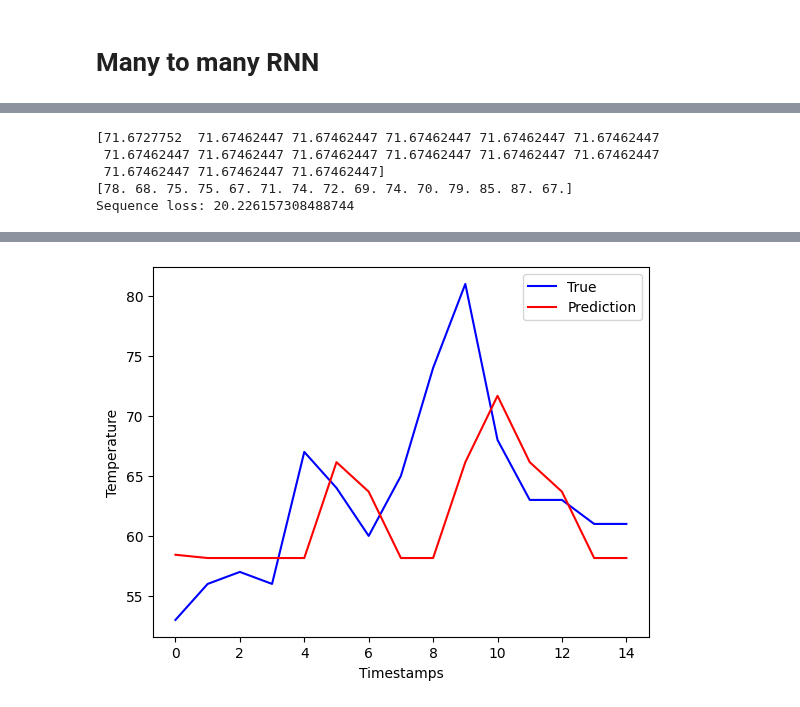
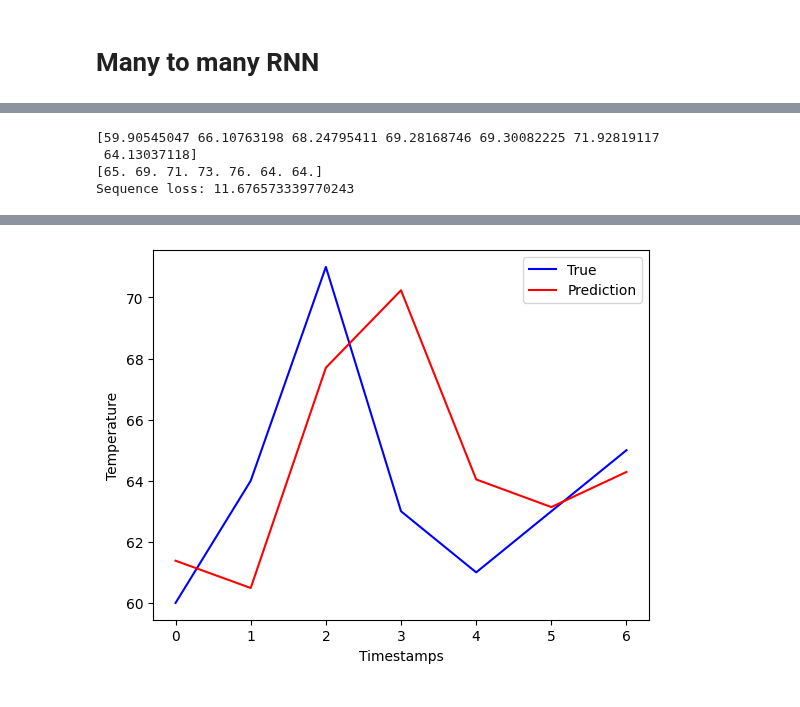
Before and after one commit to daredevil9215/DLFS, a Jupyter notebook: RecurrentNeuralNetwork.ipynb, the cells around one changed output, grey strips where cells are left out. Cells and saved outputs as stored; diff of their text form; code cells hidden in the pictures.

```diff
--- a/RecurrentNeuralNetwork.ipynb
+++ b/RecurrentNeuralNetwork.ipynb
@@ -585,7 +585,7 @@ Sample loss: 0.22988302487312262
 # %% [markdown]
 # Many to many RNN
 # %%
-seq_len = 15
+seq_len = 7
 
 X_train_seq, y_train_seq = convert_data_to_sequence(X_train, y_train.reshape(-1, 1), seq_len, predict_sequence=True)
 X_test_seq, y_test_seq = convert_data_to_sequence(X_test, y_test.reshape(-1, 1), seq_len, predict_sequence=True)
@@ -604,5 +604,5 @@ layers = [RNN(3, 4, predict_sequence=True),
 lr = 1e-4
 
 model = Model(layers=layers, loss_function=MSE_Loss(), optimizer=Optimizer_SGD(learning_rate=lr))
-model.train(X_train_seq, y_train_seq, epochs=50, batch_size=32, print_every=10)
+model.train(X_train_seq, y_train_seq, epochs=50, batch_size=1, print_every=10)
 # %% [output]
@@ -620,13 +620,12 @@ print(y_pred.reshape(-1))
 print(y_test_seq[idx].reshape(-1))
 print(f'Sequence loss: {model.loss_function.calculate(y_pred.reshape(-1), y_test_seq[idx].reshape(-1))}')
 # %% [output]
-[71.6727752  71.67462447 71.67462447 71.67462447 71.67462447 71.67462447
- 71.67462447 71.67462447 71.67462447 71.67462447 71.67462447 71.67462447
- 71.67462447 71.67462447 71.67462447]
-[78. 68. 75. 75. 67. 71. 74. 72. 69. 74. 70. 79. 85. 87. 67.]
-Sequence loss: 20.226157308488744
+[59.90545047 66.10763198 68.24795411 69.28168746 69.30082225 71.92819117
+ 64.13037118]
+[65. 69. 71. 73. 76. 64. 64.]
+Sequence loss: 11.676573339770243
 # %%
-timestamps = 15
+timestamps = 7
 x = np.array([x for x in range(timestamps)])
 
 rand_idx = randint(0, len(X_test_seq))
@@ -647 +646 @@ Sequence loss: 23.166531463202876
-[figure, old version]
+[figure, new version]
```
Also changed, not shown: parts of 3 cells of this notebook.
